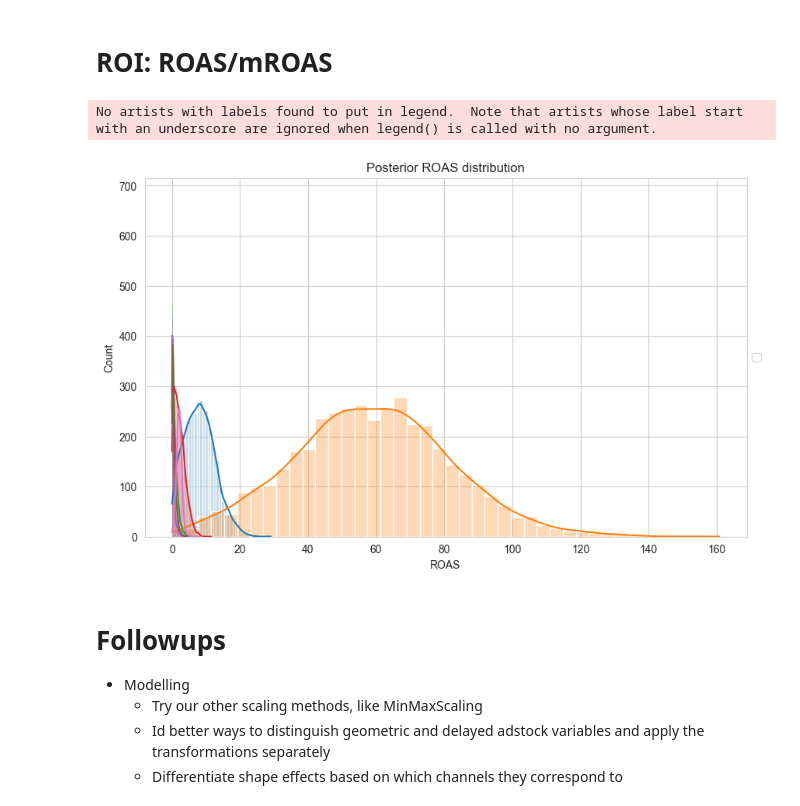
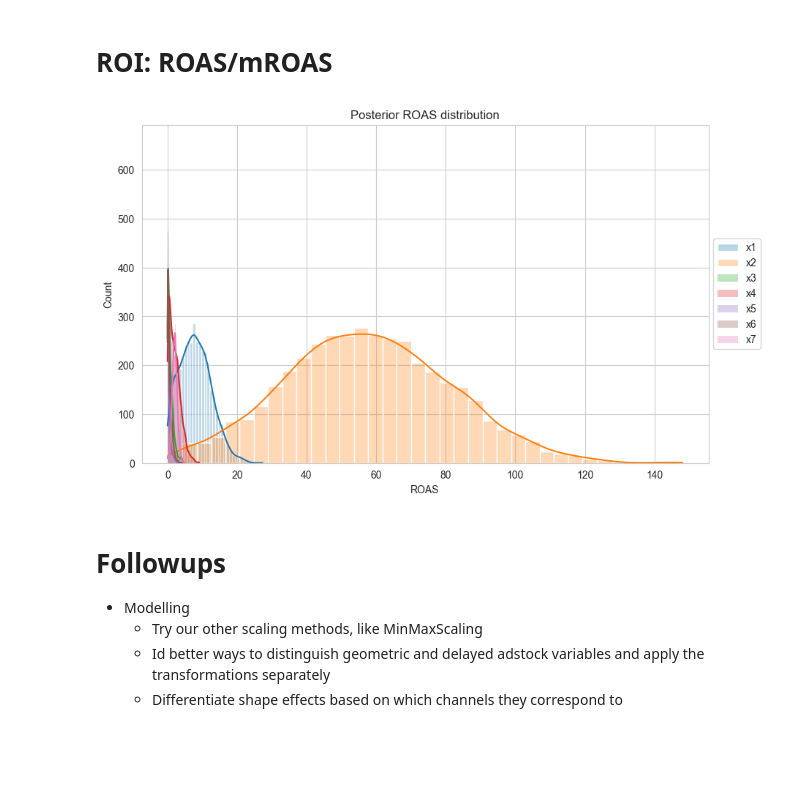
Before and after one commit to abhirup-ghosh/recruitment_challenge, a Jupyter notebook: DataScience_202209/main_ag.ipynb, the cells around one changed output. Saved outputs shown, nothing was run; the diff lists cells and outputs as text; code cells hidden in the pictures; blank space fills up the shorter version.

```diff
--- a/DataScience_202209/main_ag.ipynb
+++ b/DataScience_202209/main_ag.ipynb
@@ -586,7 +583,7 @@ pm.model_to_graphviz(model=mmm.model)
 # %%
 seed: int = sum(map(ord, "mmm"))
 rng: np.random.Generator = np.random.default_rng(seed=seed)
-mmm.fit(target_accept=0.98, chains=4, draws=1_000, random_seed=rng)
+mmm.fit(target_accept=0.9, chains=4, draws=1_000, random_seed=rng)
 # %% [output]
 Auto-assigning NUTS sampler...
 Initializing NUTS using jitter+adapt_diag...
@@ -776,20 +790,19 @@ for i, x, in enumerate([f"x{i}" for i in range(1,8)]):
 # %%
 channel_contribution_original_scale = mmm.compute_channel_contribution_original_scale()
 
 roas_samples = (
     channel_contribution_original_scale.stack(sample=("chain", "draw")).sum("date")
     / df[[f"x{i}" for i in range(1,8)]].sum().to_numpy()[..., None]
 )
 
 fig, ax = plt.subplots(figsize=(10, 6))
 for x in [f"x{i}" for i in range(1,8)]:
-    sns.histplot(roas_samples.sel(channel=x).to_numpy(), alpha=0.3, kde=True, ax=ax)
+    sns.histplot(roas_samples.sel(channel=x).to_numpy(), alpha=0.3, kde=True, ax=ax, label=x)
 
 ax.legend(loc="center left", bbox_to_anchor=(1, 0.5))
 ax.set(title="Posterior ROAS distribution", xlabel="ROAS");
 # %% [output]
-No artists with labels found to put in legend.  Note that artists whose label start with an underscore are ignored when legend() is called with no argument.
-[figure, old version]
+[figure, new version]
 # %% [markdown]
 # Followups
 
```
Also changed, not shown: parts of 25 cells of this notebook.
